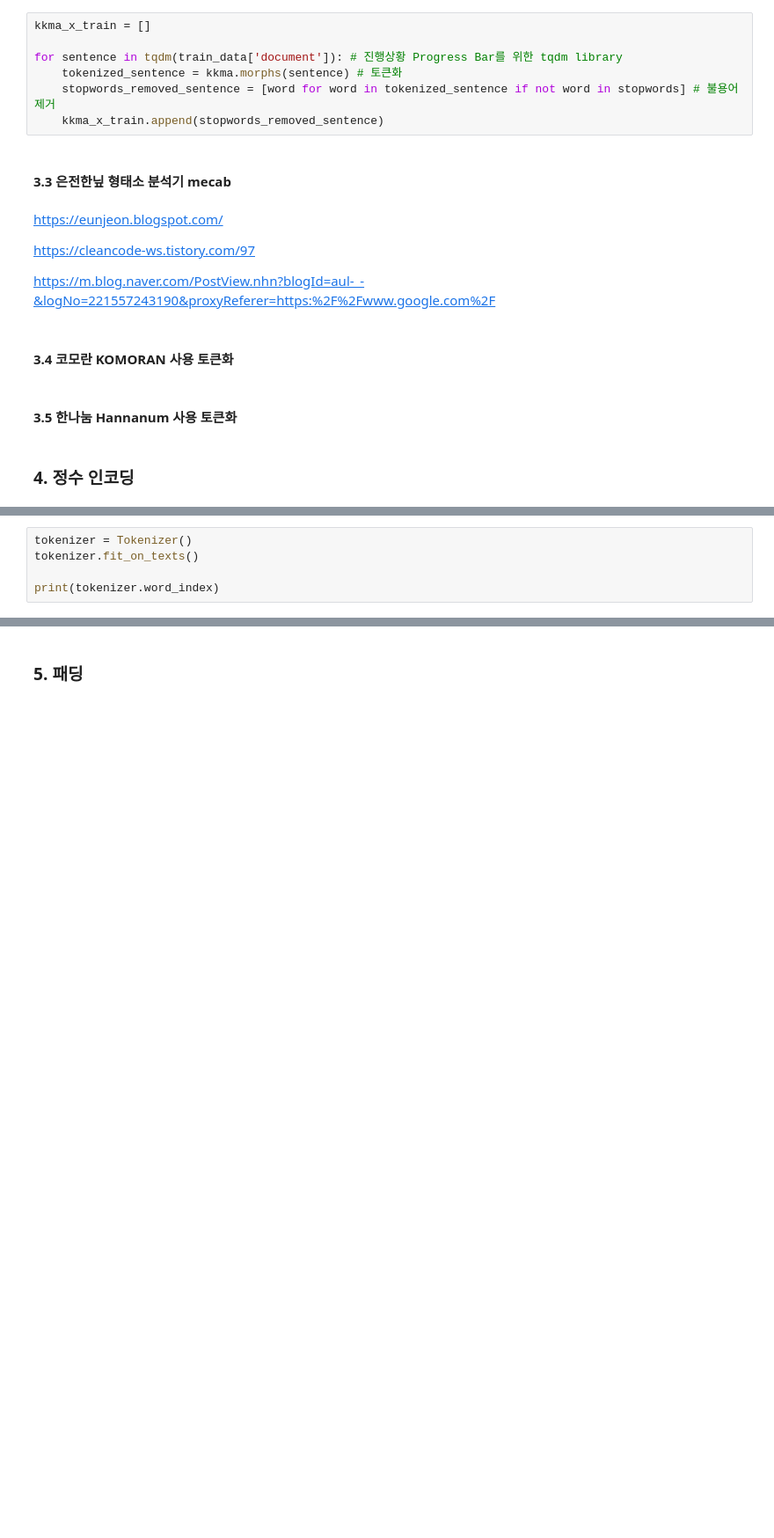
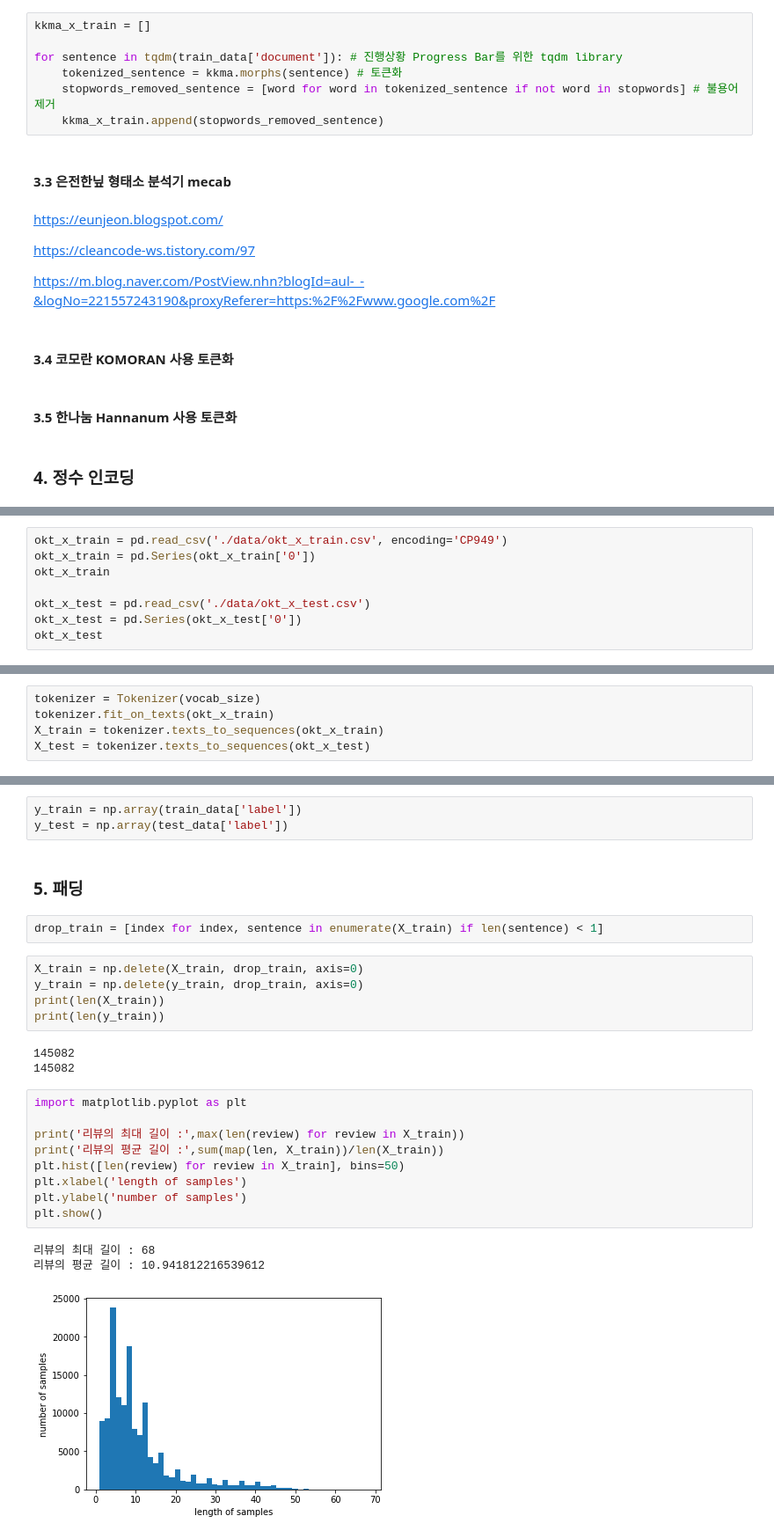
Before and after one commit to huitaek/project-nlp, a Jupyter notebook: preprocessing.ipynb, the cells around one changed output, grey strips where cells are left out. Shown: that part at 88% size. Cells and saved outputs as stored; diff of their text form; blank space fills up the shorter version.

```diff
--- a/preprocessing.ipynb
+++ b/preprocessing.ipynb
@@ -305,0 +336,8 @@ okt_x_train
+# %%
+okt_x_train = pd.read_csv('./data/okt_x_train.csv', encoding='CP949')
+okt_x_train = pd.Series(okt_x_train['0'])
+okt_x_train
+
+okt_x_test = pd.read_csv('./data/okt_x_test.csv')
+okt_x_test = pd.Series(okt_x_test['0'])
+okt_x_test
@@ -306,5 +391,5 @@ okt_x_train
 # %%
-tokenizer = Tokenizer()
-tokenizer.fit_on_texts()
-
-print(tokenizer.word_index)
+tokenizer = Tokenizer(vocab_size)
+tokenizer.fit_on_texts(okt_x_train)
+X_train = tokenizer.texts_to_sequences(okt_x_train)
+X_test = tokenizer.texts_to_sequences(okt_x_test)
@@ -311,2 +412,28 @@ print(tokenizer.word_index)
+# %%
+y_train = np.array(train_data['label'])
+y_test = np.array(test_data['label'])
 # %% [markdown]
 ### 5. 패딩
+# %%
+drop_train = [index for index, sentence in enumerate(X_train) if len(sentence) < 1]
+# %%
+X_train = np.delete(X_train, drop_train, axis=0)
+y_train = np.delete(y_train, drop_train, axis=0)
+print(len(X_train))
+print(len(y_train))
+# %% [output]
+145082
+145082
+# %%
+import matplotlib.pyplot as plt
+
+print('리뷰의 최대 길이 :',max(len(review) for review in X_train))
+print('리뷰의 평균 길이 :',sum(map(len, X_train))/len(X_train))
+plt.hist([len(review) for review in X_train], bins=50)
+plt.xlabel('length of samples')
+plt.ylabel('number of samples')
+plt.show()
+# %% [output]
+리뷰의 최대 길이 : 68
+리뷰의 평균 길이 : 10.941812216539612
+[figure, added]
```
Also changed, not shown: parts of 18 cells of this notebook, 4 other files.
